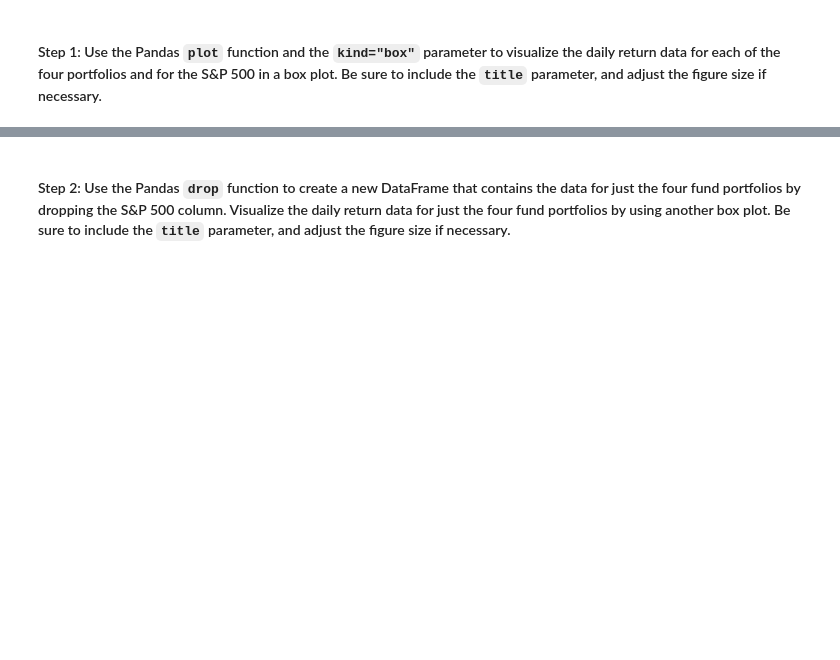
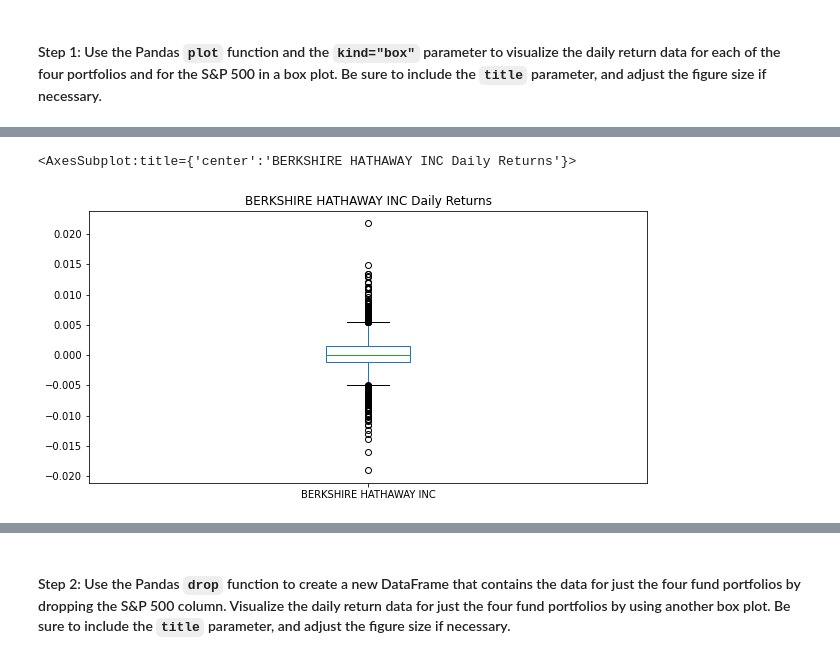
Before and after one commit to n8patterson/portfolio_risk_analysis, a Jupyter notebook: risk_return_analysis.ipynb, the cells around one changed output, grey strips where cells are left out. Saved outputs shown, nothing was run; the diff lists cells and outputs as text; code cells hidden in the pictures; blank space fills up the shorter version.

```diff
--- a/risk_return_analysis.ipynb
+++ b/risk_return_analysis.ipynb
@@ -294,0 +311,6 @@ Analyze the volatility of each of the four fund portfolios and of the S&P 500 In
+# %%
+# BERKSHIRE HATHAWAY INC Daily Retunrs
+whale_daily_returns['BERKSHIRE HATHAWAY INC'].plot(kind='box', figsize=(10,5), title='BERKSHIRE HATHAWAY INC Daily Returns')
+# %% [output]
+<AxesSubplot:title={'center':'BERKSHIRE HATHAWAY INC Daily Returns'}>
+[figure, added]
```
Also changed, not shown: parts of 6 cells of this notebook.
